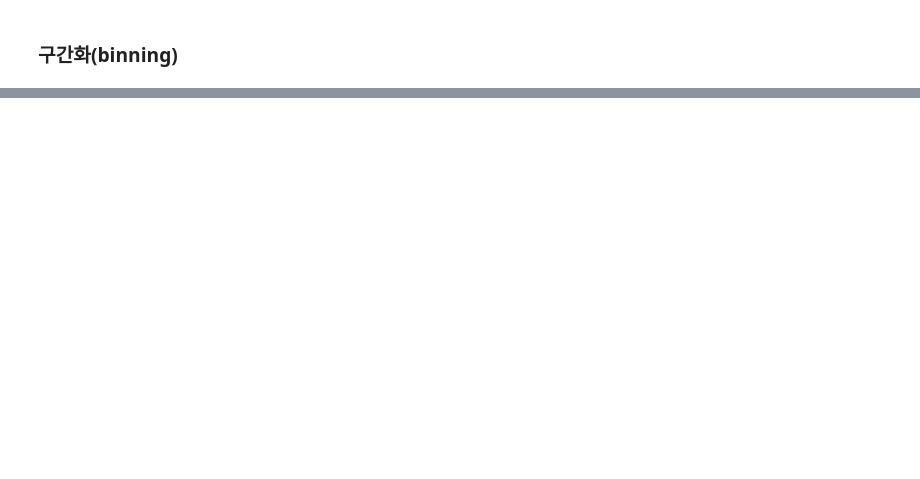
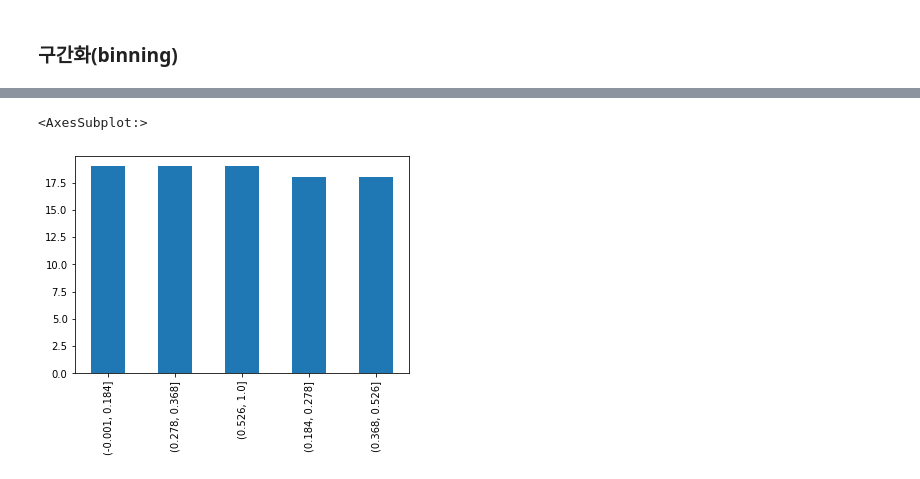
Before and after one commit to hanishereandnow/newpj, a Jupyter notebook: study/VgsalesChart.ipynb, the cells around one changed output, grey strips where cells are left out. Drawn from its saved outputs; the diff is of its cells as text; code cells hidden in the pictures; blank space fills up the shorter version.

```diff
--- a/study/VgsalesChart.ipynb
+++ b/study/VgsalesChart.ipynb
@@ -348 +309,6 @@ ctg.value_counts().sort_index()
 Name: NA_Sales, dtype: int64
+# %%
+ctg.value_counts().plot(kind='bar')
+# %% [output]
+<AxesSubplot:>
+[figure, added]
```
Also changed, not shown: parts of 17 cells of this notebook, 1 other file.
